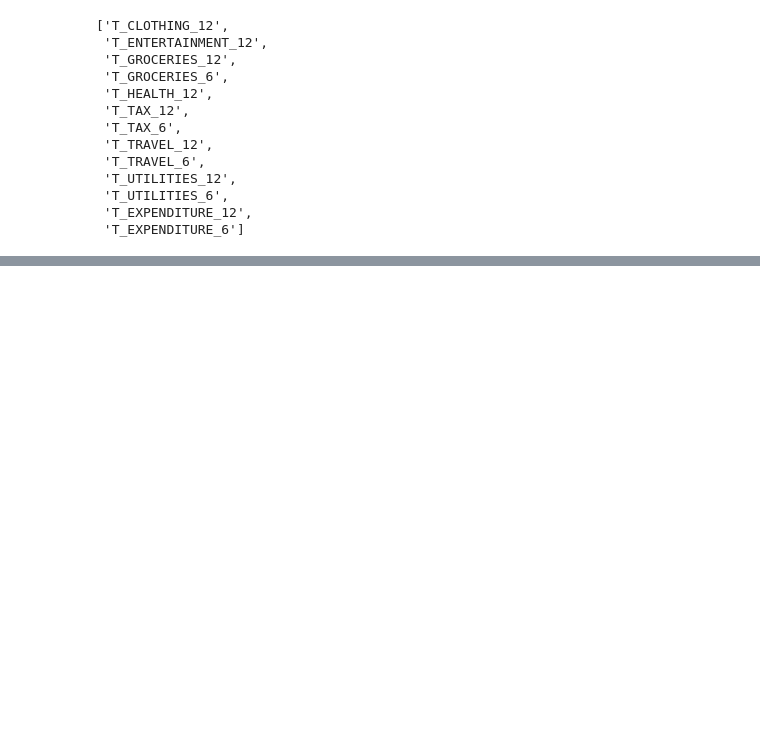
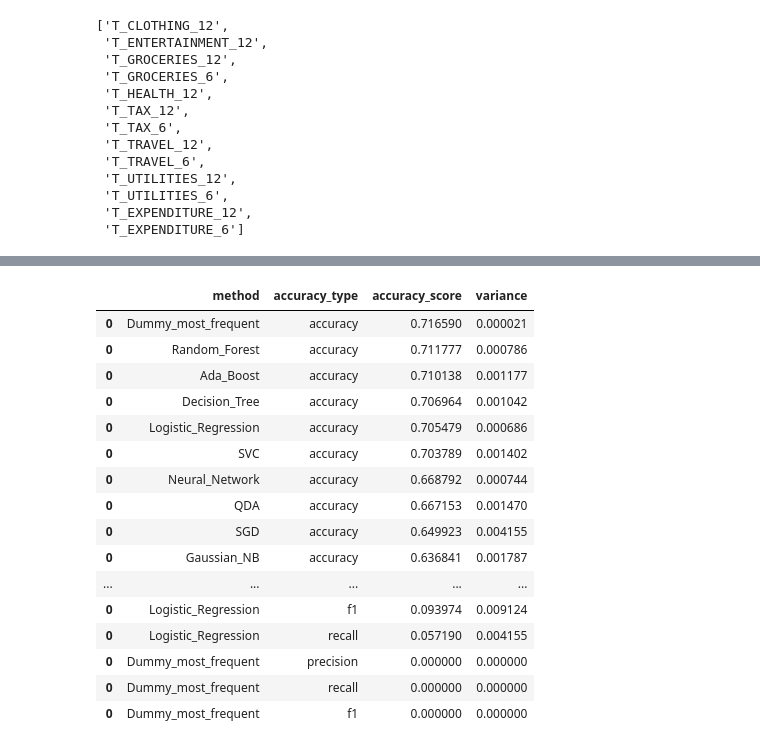
Before and after one commit to fantasy2fry/credit-score-classification-ml, a Jupyter notebook: feature_engineering/testing.ipynb, the cells around one changed output, grey strips where cells are left out. Cells and saved outputs as stored; diff of their text form; code cells hidden in the pictures; blank space fills up the shorter version.

```diff
--- a/feature_engineering/testing.ipynb
+++ b/feature_engineering/testing.ipynb
@@ -294,0 +363,66 @@ columns_to_remove
+# %%
+from sklearn.model_selection import cross_val_score
+from sklearn.dummy import DummyClassifier
+from sklearn.discriminant_analysis import QuadraticDiscriminantAnalysis
+from sklearn.neural_network import MLPClassifier
+from sklearn.linear_model import LogisticRegression, SGDClassifier
+from sklearn.ensemble import AdaBoostClassifier
+from sklearn.naive_bayes import GaussianNB
+from sklearn.tree import DecisionTreeClassifier
+from sklearn.ensemble import RandomForestClassifier
+from sklearn.svm import SVC
+
+names=[
+    'SVC',
+    'Random_Forest',
+    'Decision_Tree',
+    'Ada_Boost',
+    'Gaussian_NB',
+    'Neural_Network',
+    'Logistic_Regression',
+    'QDA',
+    'SGD',
+    'Dummy_most_frequent',
+]
+
+classifiers=[
+    SVC(random_state=42, kernel='poly', degree=10),
+    RandomForestClassifier(random_state=42),
+    DecisionTreeClassifier(random_state=42, max_depth=5),
+    AdaBoostClassifier(random_state=42, algorithm='SAMME'),
+    GaussianNB(),
+    MLPClassifier(random_state=42, max_iter=1000),
+    LogisticRegression(random_state=42),
+    QuadraticDiscriminantAnalysis(),
+    SGDClassifier(random_state=42),
+    DummyClassifier(strategy="most_frequent")
+]
+
+score=pd.DataFrame(columns=['method', 'accuracy_type', 'accuracy_score', 'variance'])
+
+
+for name, classifier in zip(names, classifiers):
+    classifier.fit(pca_X, y)
+    for type in ['accuracy', 'precision', 'recall', 'f1']:
+        scores=cross_val_score(classifier, pd.concat([pca_X,pca_X_val]), pd.concat([y, y_val]), cv=10, scoring=type)
+        df_row=pd.DataFrame({'method':name, 'accuracy_type':type, 'accuracy_score':scores.mean(), 'variance':scores.var()}, index=[0])
+        score=pd.concat([score, df_row])
+score.sort_values(by='accuracy_score', ascending=False)
+# %% [output]
+|  | method | accuracy_type | accuracy_score | variance |
+| 0 | Dummy_most_frequent | accuracy | 0.716590 | 0.000021 |
+| 0 | Random_Forest | accuracy | 0.711777 | 0.000786 |
+| 0 | Ada_Boost | accuracy | 0.710138 | 0.001177 |
+| 0 | Decision_Tree | accuracy | 0.706964 | 0.001042 |
+| 0 | Logistic_Regression | accuracy | 0.705479 | 0.000686 |
+| 0 | SVC | accuracy | 0.703789 | 0.001402 |
+| 0 | Neural_Network | accuracy | 0.668792 | 0.000744 |
+| 0 | QDA | accuracy | 0.667153 | 0.001470 |
+| 0 | SGD | accuracy | 0.649923 | 0.004155 |
+| 0 | Gaussian_NB | accuracy | 0.636841 | 0.001787 |
+| ... | ... | ... | ... | ... |
+| 0 | Logistic_Regression | f1 | 0.093974 | 0.009124 |
+| 0 | Logistic_Regression | recall | 0.057190 | 0.004155 |
+| 0 | Dummy_most_frequent | precision | 0.000000 | 0.000000 |
+| 0 | Dummy_most_frequent | recall | 0.000000 | 0.000000 |
+| 0 | Dummy_most_frequent | f1 | 0.000000 | 0.000000 |
```
Also changed, not shown: parts of 4 cells of this notebook.
